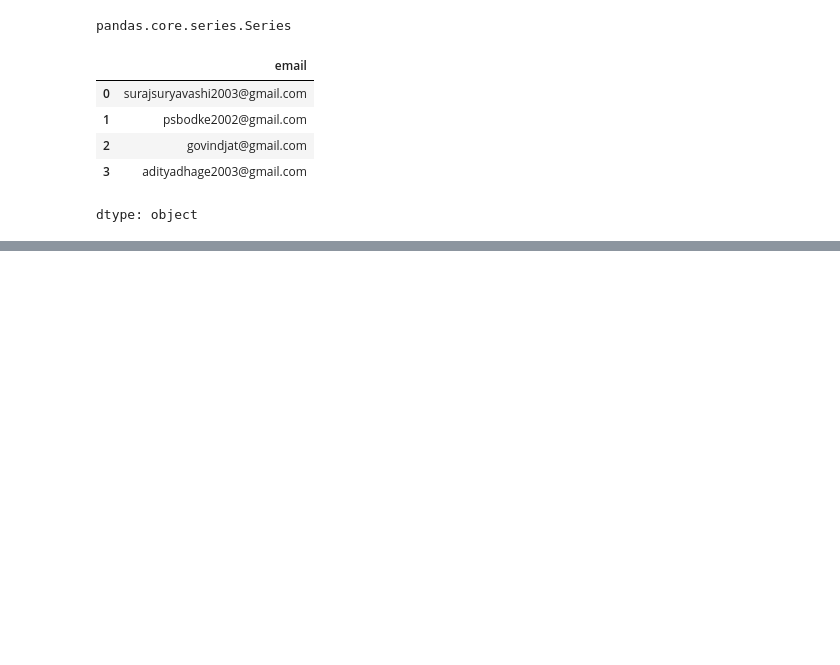
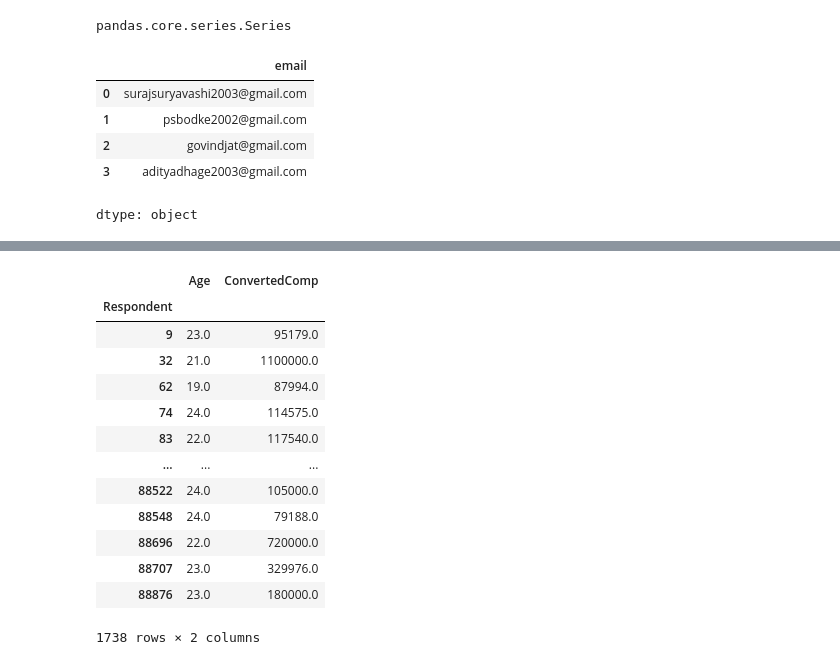
Before and after one commit to surajsg1984/Data_Analysis_Using_Pandas_NumPy_MatPlotLib, a Jupyter notebook: Data_Analysis.ipynb, the cells around one changed output, grey strips where cells are left out. Saved outputs shown, nothing was run; the diff lists cells and outputs as text; code cells hidden in the pictures; blank space fills up the shorter version.

```diff
--- a/Data_Analysis.ipynb
+++ b/Data_Analysis.ipynb
@@ -357,0 +449,19 @@ df.loc[0:2,'Hobbyist':'UnitTests':10]
+# %%
+hi_sal = (df['ConvertedComp'] > 70000) & (df['Age'] <25)
+# %%
+df.loc[hi_sal, ['Age', 'ConvertedComp']]
+# %% [output]
+|  | Age | ConvertedComp |
+| Respondent |  |  |
+| 9 | 23.0 | 95179.0 |
+| 32 | 21.0 | 1100000.0 |
+| 62 | 19.0 | 87994.0 |
+| 74 | 24.0 | 114575.0 |
+| 83 | 22.0 | 117540.0 |
+| ... | ... | ... |
+| 88522 | 24.0 | 105000.0 |
+| 88548 | 24.0 | 79188.0 |
+| 88696 | 22.0 | 720000.0 |
+| 88707 | 23.0 | 329976.0 |
+| 88876 | 23.0 | 180000.0 |
+1738 rows × 2 columns
```
Also changed, not shown: parts of 100 cells of this notebook.
